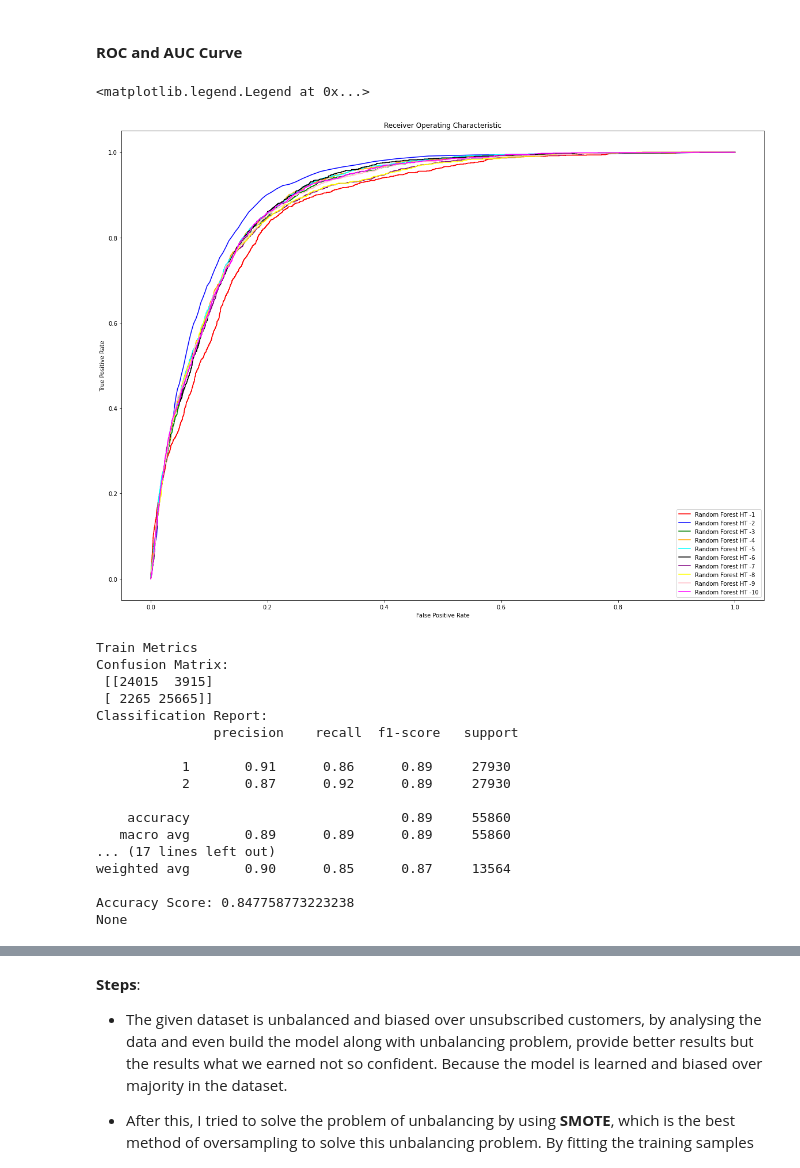
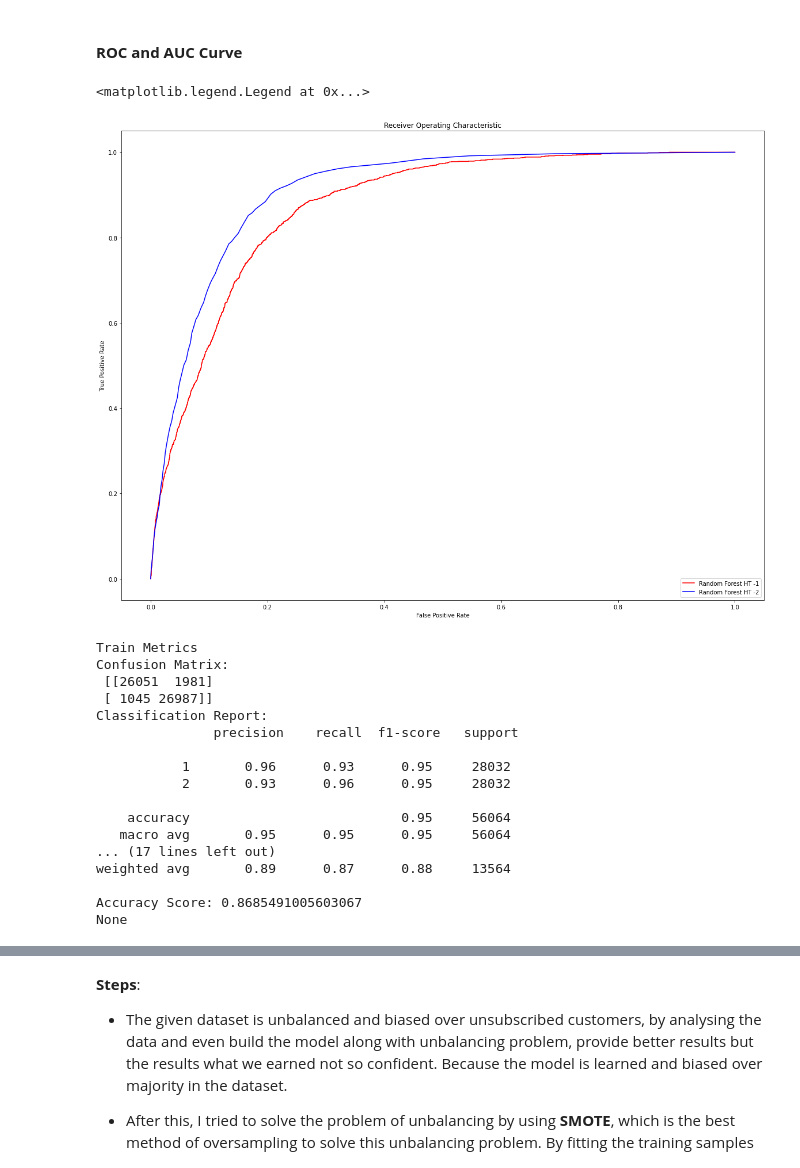
Before and after one commit to Inbarasan-Mani/Bank-Marketing-Prediction, a Jupyter notebook: Bank Marketing Prediction.ipynb, the cells around one changed output, grey strips where cells are left out. Drawn from its saved outputs; the diff is of its cells as text; code cells hidden in the pictures.

```diff
--- a/Bank Marketing Prediction.ipynb
+++ b/Bank Marketing Prediction.ipynb
@@ -1762,27 +1428,17 @@ roc_aucrf = auc(fprrf10, tprrf10)
 # %%
 plt.figure(figsize=(20,15))
 plt.plot(fprrf1, tprrf1, label = "Random Forest HT -1", color = 'red')
 plt.plot(fprrf2, tprrf2, label = "Random Forest HT -2", color = 'blue')
-plt.plot(fprrf3, tprrf3, label = "Random Forest HT -3", color = 'green')
-plt.plot(fprrf4, tprrf4, label = 'Random Forest HT -4', color = 'orange')
-plt.plot(fprrf5, tprrf5, label = "Random Forest HT -5", color = 'cyan')
-plt.plot(fprrf6, tprrf6, label = "Random Forest HT -6", color = 'black')
-plt.plot(fprrf7, tprrf7, label = "Random Forest HT -7", color = 'purple')
-plt.plot(fprrf8, tprrf8, label = "Random Forest HT -8", color = 'yellow')
-plt.plot(fprrf9, tprrf9, label = "Random Forest HT -9", color = 'pink')
-plt.plot(fprrf10, tprrf10, label = "Random Forest HT -10", color = 'magenta')
 plt.title('Receiver Operating Characteristic')
 plt.ylabel('True Positive Rate')
 plt.xlabel('False Positive Rate')
 plt.legend(loc = 'lower right')
 # %% [output]
 <matplotlib.legend.Legend at 0x...>
-[figure, old version]
+[figure, new version]
 # %%
-rf = RandomForestClassifier(n_estimators= 75, max_depth = 10, max_features=15, n_jobs= 4, criterion = 'entropy', min_samples_leaf=50, min_samples_split= 5)
+rf = RandomForestClassifier(max_depth= 60, max_features='auto', n_estimators= 1000, n_jobs=4 , max_leaf_nodes=1000)
 rf.fit(x_train, y_train)
-
-
 y_pred = rf.predict(x_train)
 y_pred1 = rf.predict(x_test)
 
@@ -1796,20 +1452,20 @@ cv_test_rf = cross_val_score(rf, x_test, y_test, cv = 5)
 # %% [output]
 Train Metrics
 Confusion Matrix:
- [[24015  3915]
- [ 2265 25665]]
+ [[26051  1981]
+ [ 1045 26987]]
 Classification Report:
                precision    recall  f1-score   support
 
-           1       0.91      0.86      0.89     27930
-           2       0.87      0.92      0.89     27930
+           1       0.96      0.93      0.95     28032
+           2       0.93      0.96      0.95     28032
 
-    accuracy                           0.89     55860
-   macro avg       0.89      0.89      0.89     55860
+    accuracy                           0.95     56064
+   macro avg       0.95      0.95      0.95     56064
 ... (17 lines left out)
-weighted avg       0.90      0.85      0.87     13564
+weighted avg       0.89      0.87      0.88     13564
 
-Accuracy Score: 0.847758773223238
+Accuracy Score: 0.8685491005603067
 None
 # %%
 print('Train Cross Validation Report ')
```
Also changed, not shown: parts of 44 cells of this notebook.
